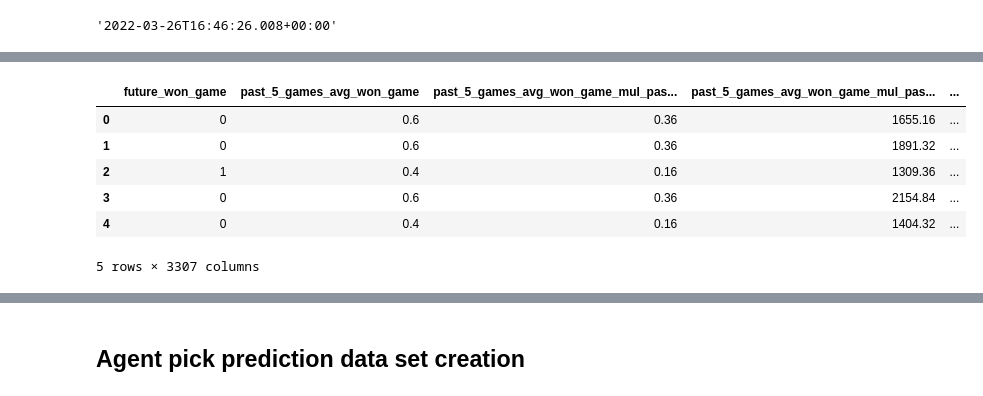
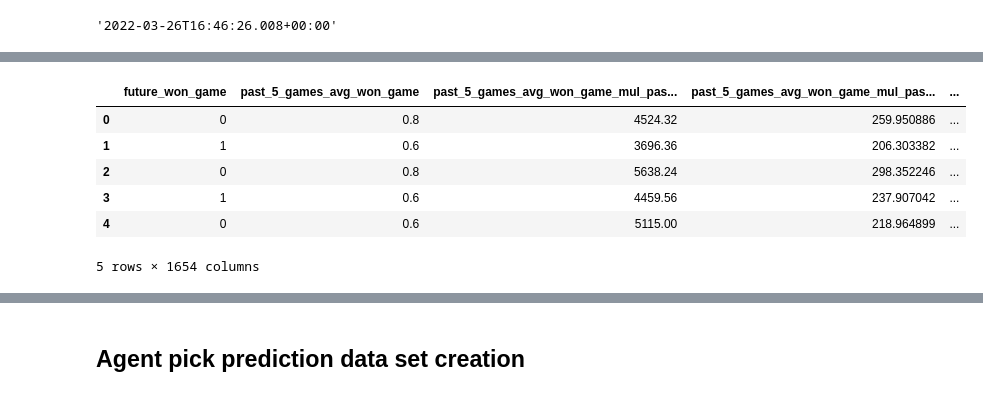
Before and after one commit to tristan00/gaming_analysis, a Jupyter notebook: analysis/valorant.ipynb, the cells around one changed output, grey strips where cells are left out. Saved outputs shown, nothing was run; the diff lists cells and outputs as text; code cells hidden in the pictures.

```diff
--- a/analysis/valorant.ipynb
+++ b/analysis/valorant.ipynb
@@ -635,25 +610,29 @@ Please also refer to the documentation for alternative solver options:
 # %%
 
 df_interaction = pd.DataFrame()
 
 df_interaction['future_won_game'] = all_data_df['future_won_game']
 
-for i in training_data_df.columns:
+columns_list = training_data_df.columns.tolist()
+
+for i in columns_list:
     df_interaction[i] =  all_data_df[i]
-    for j in training_data_df.columns:
+    for j in columns_list:
         if  i == 'future_won_game' or j == 'future_won_game':
+            continue
+        if columns_list.index(i) >=columns_list.index(j):
             continue
         df_interaction[f'{i}_mul_{j}'] = all_data_df[i]*all_data_df[j]
 
 df_interaction.head()
 # %% [output]
 |  | future_won_game | past_5_games_avg_won_game | past_5_games_avg_won_game_mul_pas... | past_5_games_avg_won_game_mul_pas... | ... |
-| 0 | 0 | 0.6 | 0.36 | 1655.16 | ... |
-| 1 | 0 | 0.6 | 0.36 | 1891.32 | ... |
-| 2 | 1 | 0.4 | 0.16 | 1309.36 | ... |
-| 3 | 0 | 0.6 | 0.36 | 2154.84 | ... |
-| 4 | 0 | 0.4 | 0.16 | 1404.32 | ... |
+| 0 | 0 | 0.8 | 4524.32 | 259.950886 | ... |
+| 1 | 1 | 0.6 | 3696.36 | 206.303382 | ... |
+| 2 | 0 | 0.8 | 5638.24 | 298.352246 | ... |
+| 3 | 1 | 0.6 | 4459.56 | 237.907042 | ... |
+| 4 | 0 | 0.6 | 5115.00 | 218.964899 | ... |
-5 rows × 3307 columns
+5 rows × 1654 columns
 # %%
 pd.set_option('max_colwidth', 400)
 
```
Also changed, not shown: parts of 57 cells of this notebook, 1 other file.
